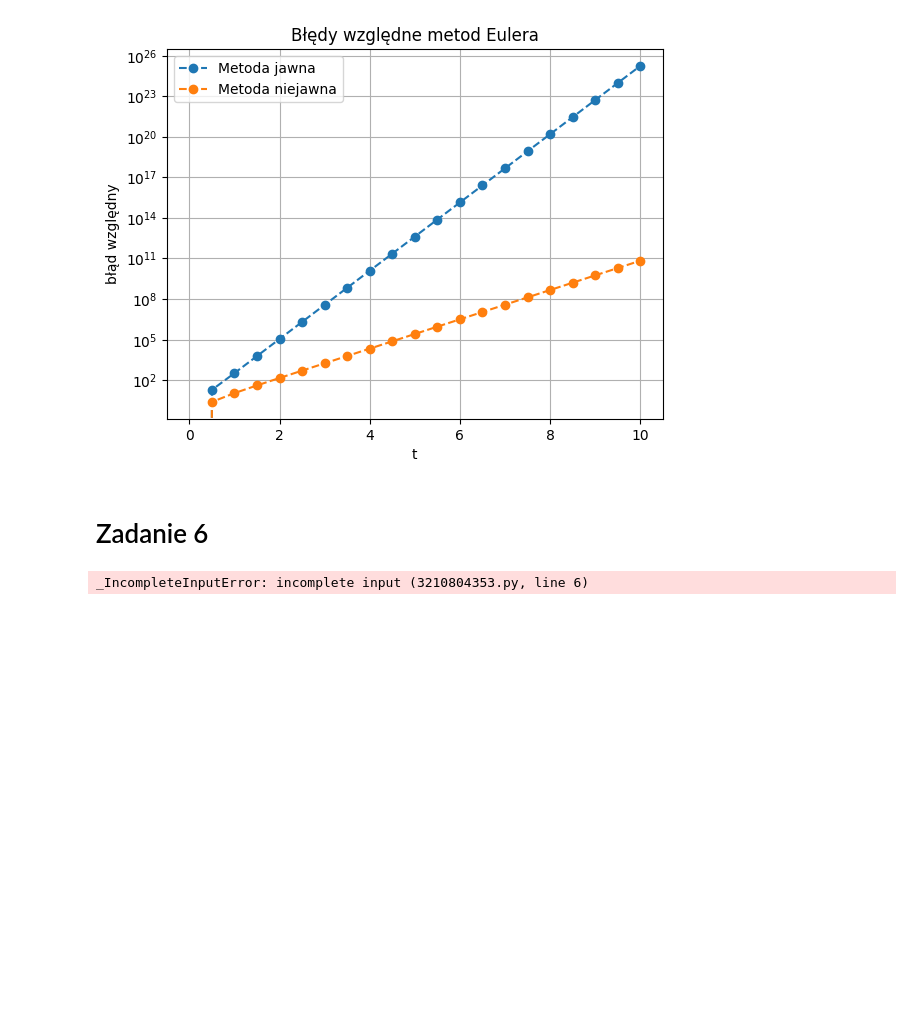
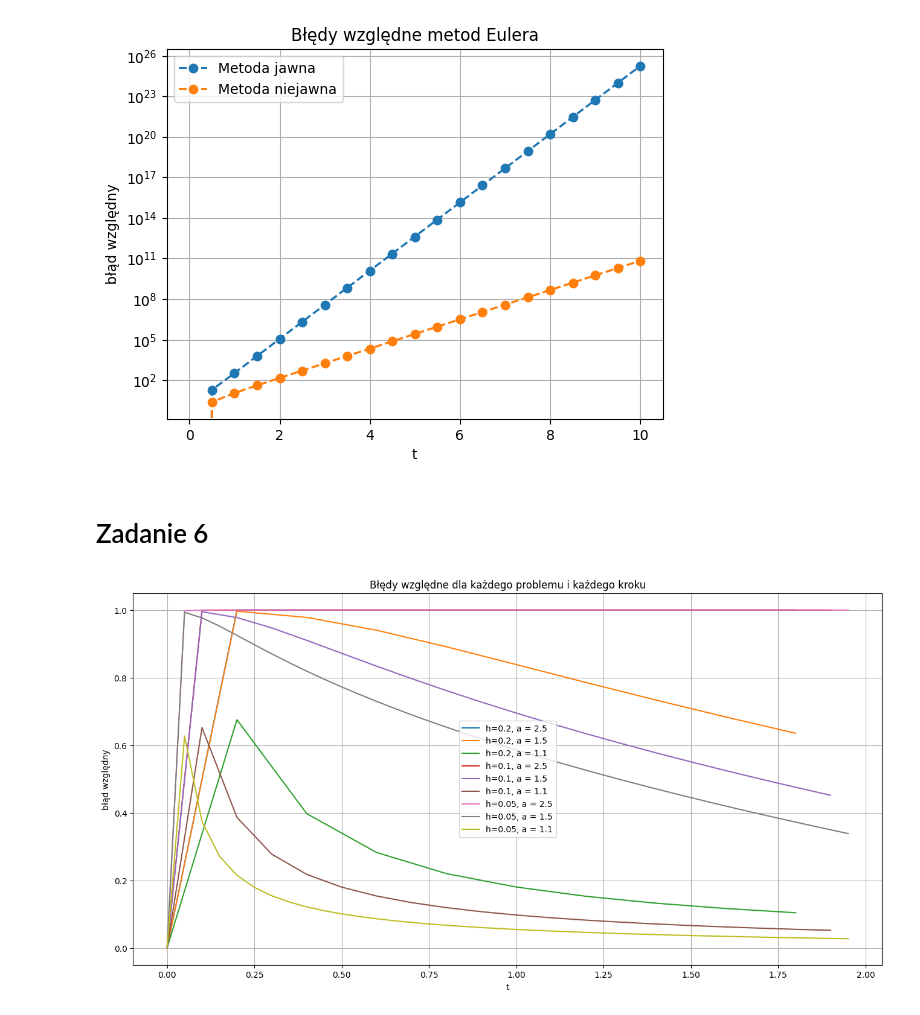
Before and after one commit to memecat5/MOWNIT, a Jupyter notebook: lab9/lab9.ipynb, the cells around one changed output. Drawn from its saved outputs; the diff is of its cells as text; code cells hidden in the pictures; blank space fills up the shorter version.

```diff
--- a/lab9/lab9.ipynb
+++ b/lab9/lab9.ipynb
@@ -100,10 +94,80 @@ plt.grid()
 # %% [markdown]
 # Zadanie 6
 # %%
+# we have to start with small const, otherwise it will all be 0
+BEG = 10**-6
+END = 2.
+
 def y2(a, t):
     return a * t**(a-1)
 
+def y2_res(a, t):
+    return t**a
 
-for a in [2.5, 1.5, 1.1]:
+# już nie mam siły żeby napisać to porządnie
+
+ih1 = round((END-BEG)/0.2)
+ih2 = round((END-BEG)/0.1)
+ih3 = round((END-BEG)/0.05)
+
+results_h1 = np.array([[BEG for _ in range(ih1)] for _ in range(3)], dtype=np.double)
+results_h2 = np.array([[BEG for _ in range(ih2)] for _ in range(3)], dtype=np.double)
+results_h3 = np.array([[BEG for _ in range(ih3)] for _ in range(3)], dtype=np.double)
+
+errors_h1 = np.empty_like(results_h1)
+errors_h2 = np.empty_like(results_h2)
+errors_h3 = np.empty_like(results_h3)
+
+rel_errors_h1 = np.empty_like(results_h1)
+rel_errors_h2 = np.empty_like(results_h2)
+rel_errors_h3 = np.empty_like(results_h3)
+
+for i, a in enumerate([2.5, 1.5, 1.1]):
+    h = 0.2
+    iterations = round((END - BEG)/h)
+    for j in range(1, iterations):
+        results_h1[i][j] = euler_explicit(results_h1[i][j-1], h, lambda x: y2(a, x))
+        rel_errors_h1[i][j] = abs(abs(results_h1[i][j] - y2_res(a, h*j)) / y2_res(a, h*j))
+        errors_h1[i][j] = abs(results_h1[i][j] - y2_res(a, h*j))
+
+    h = 0.1
+    iterations = round((END - BEG)/h)
+    for j in range(1, iterations):
+        results_h2[i][j] = euler_explicit(results_h2[i][j-1], h, lambda x: y2(a, x))
+        rel_errors_h2[i][j] = abs(abs(results_h2[i][j] - y2_res(a, h*j)) / y2_res(a, h*j))
+        errors_h2[i][j] = abs(results_h2[i][j] - y2_res(a, h*j))
+
+    h = 0.05
+    iterations = round((END - BEG)/h)
+    for j in range(1, iterations):
+        results_h3[i][j] = euler_explicit(results_h3[i][j-1], h, lambda x: y2(a, x))
+        rel_errors_h3[i][j] = abs(abs(results_h3[i][j] - y2_res(a, h*j)) / y2_res(a, h*j))
+        errors_h3[i][j] = abs(results_h3[i][j] - y2_res(a, h*j))
+
+
+
+xs1 = np.arange(BEG, END, 0.2)
+xs2 = np.arange(BEG, END, 0.1)
+xs3 = np.arange(BEG, END, 0.05)
+
+plt.figure(figsize=(16, 8))
+plt.plot(xs1, rel_errors_h1[0], label="h=0.2, a = 2.5")
+plt.plot(xs1, rel_errors_h1[1], label="h=0.2, a = 1.5")
+plt.plot(xs1, rel_errors_h1[2], label="h=0.2, a = 1.1")
+
+plt.plot(xs2, rel_errors_h2[0], label="h=0.1, a = 2.5")
+plt.plot(xs2, rel_errors_h2[1], label="h=0.1, a = 1.5")
+plt.plot(xs2, rel_errors_h2[2], label="h=0.1, a = 1.1")
+
+plt.plot(xs3, rel_errors_h3[0], label="h=0.05, a = 2.5")
+plt.plot(xs3, rel_errors_h3[1], label="h=0.05, a = 1.5")
+plt.plot(xs3, rel_errors_h3[2], label="h=0.05, a = 1.1")
+
+plt.title("Błędy względne dla każdego problemu i każdego kroku")
+plt.xlabel("t")
+plt.ylabel("błąd względny")
+plt.legend()
+plt.grid()
+plt.show()
 # %% [output]
-_IncompleteInputError: incomplete input (3210804353.py, line 6)
+[figure, added]
```
Also changed, not shown: parts of 5 cells of this notebook, 2 other files.
